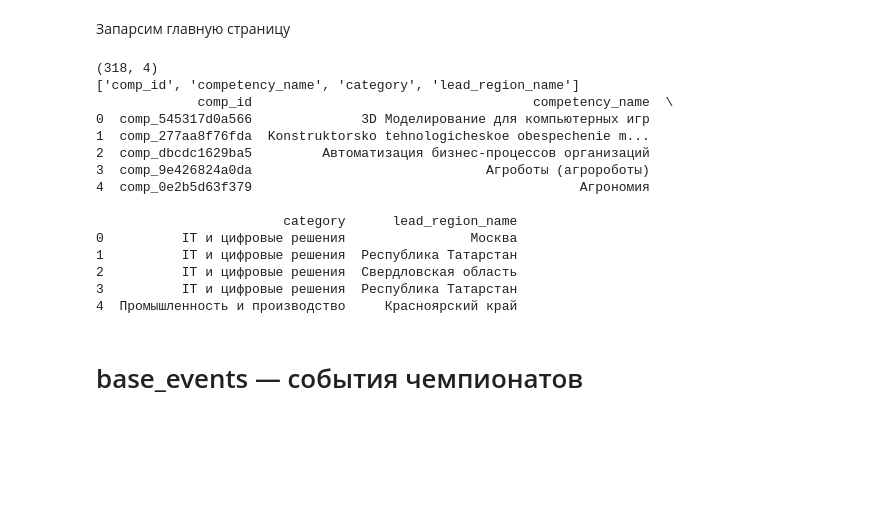
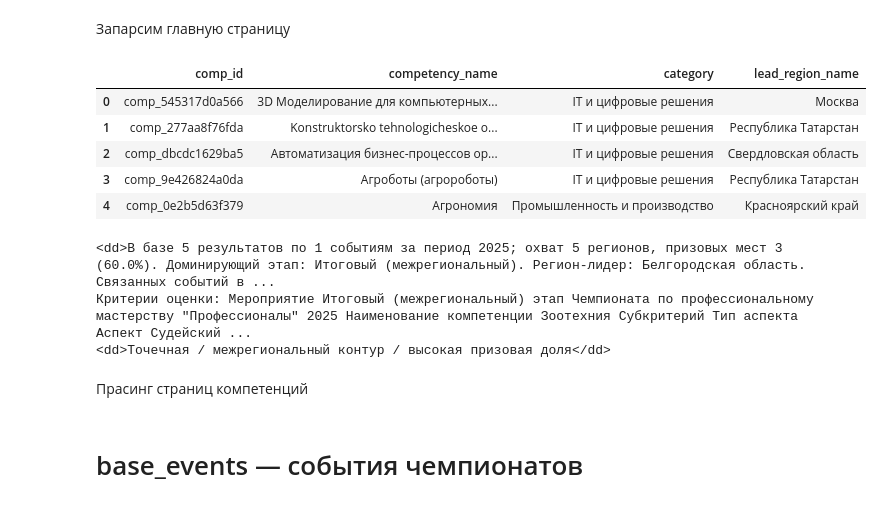
Before and after one commit to George-Mironenko/porfessional27, a Jupyter notebook: professional.ipynb, the cells around one changed output. Saved outputs shown, nothing was run; the diff lists cells and outputs as text; code cells hidden in the pictures; blank space fills up the shorter version.

Commit message:
parser events page has been added

```diff
--- a/professional.ipynb
+++ b/professional.ipynb
@@ -44,44 +58,58 @@ from bs4 import BeautifulSoup
 # %%
 # Путь к файлу главной страницы
 main_page_path = r"C:\Users\user\OneDrive\Desktop\pro27\contest_bi_analyst_participant_final\module_a_html/competencies/registry.html"
 
+# Открытие файла
 with open(main_page_path, encoding="utf-8") as f:
     soup = BeautifulSoup(f.read(), "html.parser")
 
+# Парсин таблицы
 table = soup.find("table")
 if table is None:
     raise ValueError("Таблица не найдена в registry.html")
 
+# Цикл для перебора по строчно
 rows = []
 for tr in table.find_all("tr"):
     if tr.find("th"):
         continue
     comp_id = tr.get("data-comp-id")
     if not comp_id:
         continue
 
     row = {"comp_id": comp_id}
     for td in tr.find_all("td", attrs={"data-col": True}):
         row[td["data-col"]] = td.get_text(strip=True)
     rows.append(row)
 
-df = pd.DataFrame(rows)
-print(df.shape)
-print(df.columns.tolist())
-print(df.head())
+df_registry = pd.DataFrame(rows)
+df_registry.head(5)
 # %% [output]
-(318, 4)
-['comp_id', 'competency_name', 'category', 'lead_region_name']
-             comp_id                                    competency_name  \
-0  comp_545317d0a566              3D Моделирование для компьютерных игр
-1  comp_277aa8f76fda  Konstruktorsko tehnologicheskoe obespechenie m...
-2  comp_dbcdc1629ba5         Автоматизация бизнес-процессов организаций
-3  comp_9e426824a0da                              Агроботы (агророботы)
-4  comp_0e2b5d63f379                                          Агрономия
-
-                        category      lead_region_name
-0          IT и цифровые решения                Москва
-1          IT и цифровые решения  Республика Татарстан
-2          IT и цифровые решения  Свердловская область
-3          IT и цифровые решения  Республика Татарстан
-4  Промышленность и производство     Красноярский край
+|  | comp_id | competency_name | category | lead_region_name |
+| 0 | comp_545317d0a566 | 3D Моделирование для компьютерных... | IT и цифровые решения | Москва |
+| 1 | comp_277aa8f76fda | Konstruktorsko tehnologicheskoe o... | IT и цифровые решения | Республика Татарстан |
+| 2 | comp_dbcdc1629ba5 | Автоматизация бизнес-процессов ор... | IT и цифровые решения | Свердловская область |
+| 3 | comp_9e426824a0da | Агроботы (агророботы) | IT и цифровые решения | Республика Татарстан |
+| 4 | comp_0e2b5d63f379 | Агрономия | Промышленность и производство | Красноярский край |
+# %%
+# Путь к файлу главной страницы
+main_page_path = r"C:\Users\user\OneDrive\Desktop\pro27\contest_bi_analyst_participant_final\module_a_html\competencies\zootehniya-278.html"
+
+# Открытие файла
+with open(main_page_path, encoding="utf-8") as f:
+    soup = BeautifulSoup(f.read(), "html.parser")
+
+# Парсин таблицы  rich-text
+table = soup.find("content")
+
+qwe = soup.select_one('[data-field="comment_text"] dd')
+print(qwe)
+print(soup.select_one('[class="rich-text"] p').get_text(strip=True))
+
+print(soup.select_one('[data-field="status_text"] dd'))
+# %% [output]
+<dd>В базе 5 результатов по 1 событиям за период 2025; охват 5 регионов, призовых мест 3 (60.0%). Доминирующий этап: Итоговый (межрегиональный). Регион-лидер: Белгородская область. Связанных событий в ...
+Критерии оценки: Мероприятие Итоговый (межрегиональный) этап Чемпионата по профессиональному мастерству "Профессионалы" 2025 Наименование компетенции Зоотехния Субкритерий Тип аспекта Аспект Судейский ...
+<dd>Точечная / межрегиональный контур / высокая призовая доля</dd>
+# %% [markdown]
+Прасинг страниц компетенций
```
Also changed, not shown: parts of 3 cells of this notebook.
